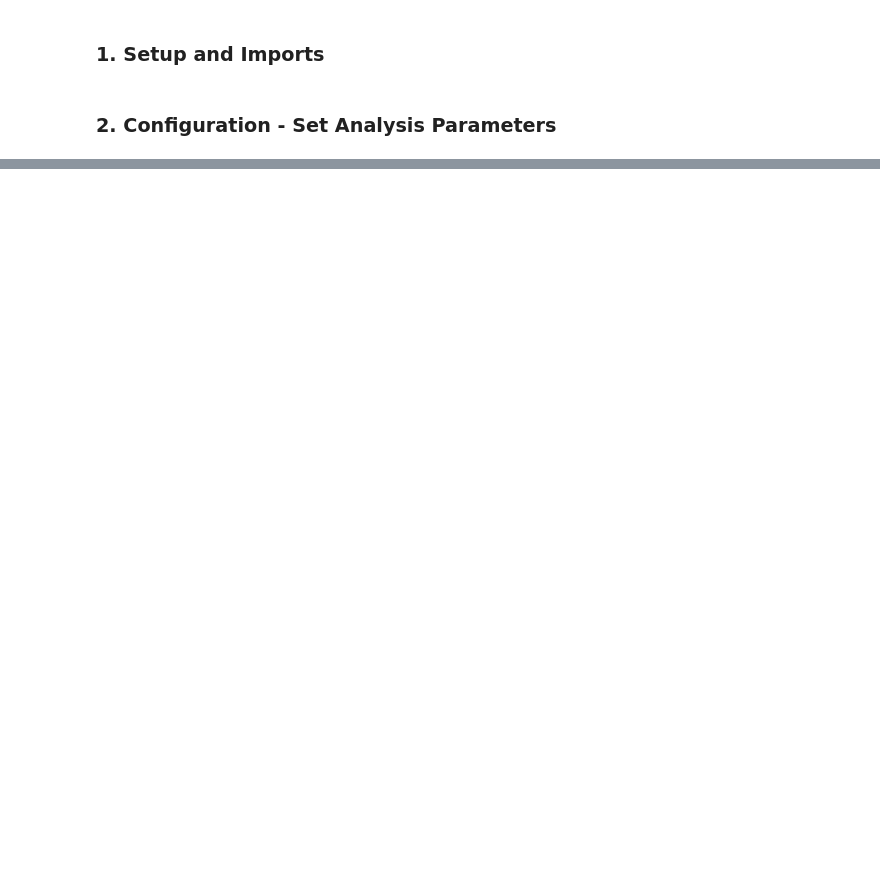
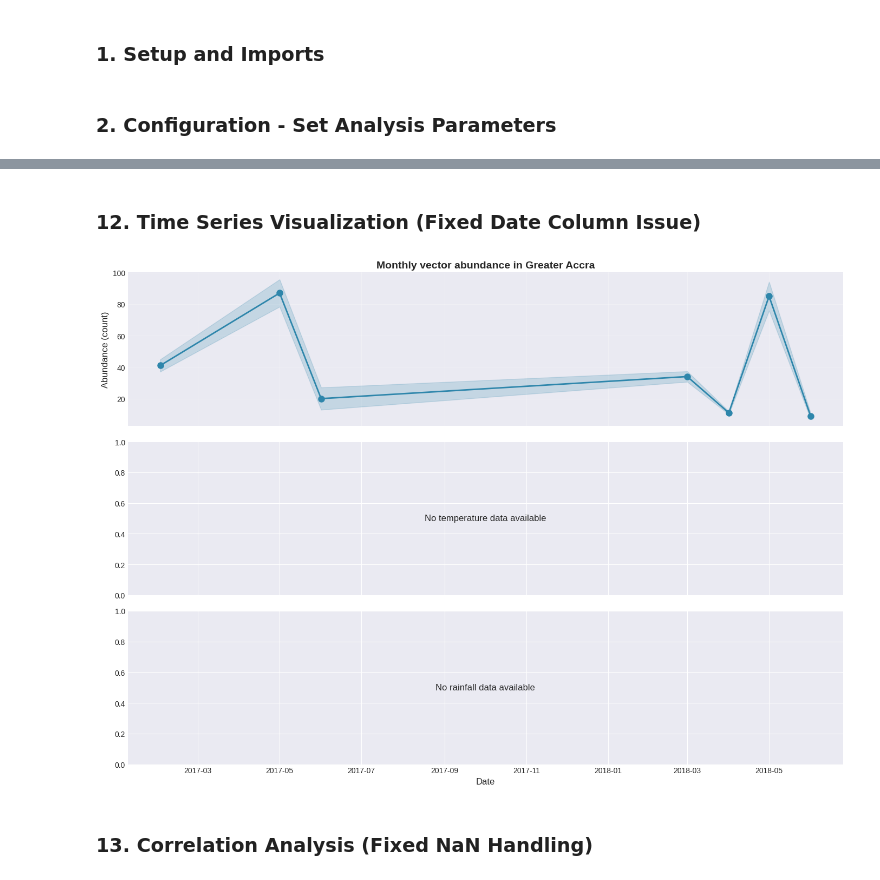
Before and after one commit to Vansnoden/vbd-cdm, a Jupyter notebook: notebooks/updated_analysis.ipynb, the cells around one changed output, grey strips where cells are left out. Cells and saved outputs as stored; diff of their text form; code cells hidden in the pictures; blank space fills up the shorter version.

```diff
--- a/notebooks/updated_analysis.ipynb
+++ b/notebooks/updated_analysis.ipynb
@@ -776,0 +523,74 @@ All results exported successfully!
+# %% [markdown]
+### 12. Time Series Visualization (Fixed Date Column Issue)
+# %%
+def plot_time_series(df_merged, region_name):
+    """Create comprehensive time series visualization."""
+
+    if df_merged.empty:
+        print("No data to plot")
+        return
+
+    # Ensure date column exists and is datetime
+    if 'date' not in df_merged.columns:
+        df_merged['date'] = pd.to_datetime(df_merged['date_id'])
+
+    fig, axes = plt.subplots(3, 1, figsize=(14, 10), sharex=True)
+
+    region_title = region_name if region_name else STUDY_COUNTRY
+
+    # Abundance
+    axes[0].plot(df_merged['date'], df_merged['total_count'],
+                 marker='o', linestyle='-', linewidth=2, markersize=8, color='#2E86AB')
+    if 'std_count' in df_merged.columns and not df_merged['std_count'].isna().all():
+        axes[0].fill_between(df_merged['date'],
+                              df_merged['total_count'] - df_merged['std_count'],
+                              df_merged['total_count'] + df_merged['std_count'],
+                              alpha=0.2, color='#2E86AB')
+    axes[0].set_ylabel('Abundance (count)', fontsize=12)
+    axes[0].set_title(f'Monthly vector abundance in {region_title}', fontsize=14, fontweight='bold')
+    axes[0].grid(True, alpha=0.3)
+
+    # Temperature
+    if 'temperature_mean_mean' in df_merged.columns and not df_merged['temperature_mean_mean'].isna().all():
+        axes[1].plot(df_merged['date'], df_merged['temperature_mean_mean'],
+                     marker='s', linestyle='-', linewidth=2, markersize=8, color='#A23B72')
+        if 'temperature_mean_std' in df_merged.columns and not df_merged['temperature_mean_std'].isna().all():
+            axes[1].fill_between(df_merged['date'],
+                                  df_merged['temperature_mean_mean'] - df_merged['temperature_mean_std'],
+                                  df_merged['temperature_mean_mean'] + df_merged['temperature_mean_std'],
+                                  alpha=0.2, color='#A23B72')
+        axes[1].set_ylabel('Temperature (°C)', fontsize=12)
+        axes[1].set_title('Monthly mean temperature', fontsize=14, fontweight='bold')
+        axes[1].grid(True, alpha=0.3)
+    else:
+        axes[1].text(0.5, 0.5, 'No temperature data available',
+                    ha='center', va='center', transform=axes[1].transAxes, fontsize=12)
+
+    # Rainfall
+    if 'rainfall_total_mean' in df_merged.columns and not df_merged['rainfall_total_mean'].isna().all():
+        axes[2].bar(df_merged['date'], df_merged['rainfall_total_mean'],
+                    width=20, color='#F18F01', alpha=0.7, label='Mean rainfall')
+        if 'rainfall_total_std' in df_merged.columns and not df_merged['rainfall_total_std'].isna().all():
+            axes[2].errorbar(df_merged['date'], df_merged['rainfall_total_mean'],
+                             yerr=df_merged['rainfall_total_std'],
+                             fmt='none', color='black', capsize=5)
+        axes[2].set_ylabel('Rainfall (mm)', fontsize=12)
+        axes[2].set_title('Monthly total rainfall', fontsize=14, fontweight='bold')
+        axes[2].grid(True, alpha=0.3)
+    else:
+        axes[2].text(0.5, 0.5, 'No rainfall data available',
+                    ha='center', va='center', transform=axes[2].transAxes, fontsize=12)
+
+    plt.xlabel('Date', fontsize=12)
+    plt.tight_layout()
+    plt.show()
+
+
+if not df_merged.empty:
+    plot_time_series(df_merged, STUDY_REGION)
+else:
+    print("No data available for time series plot")
+# %% [output]
+[figure, added]
+# %% [markdown]
+### 13. Correlation Analysis (Fixed NaN Handling)
```
Also changed, not shown: parts of 48 cells of this notebook, 2 other files.
